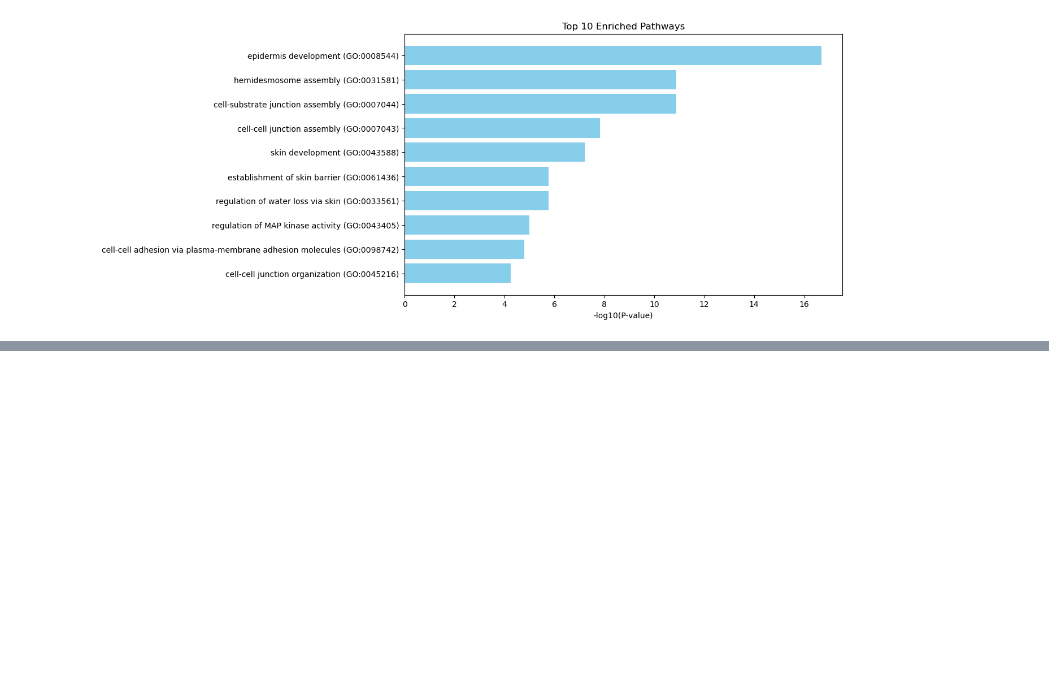
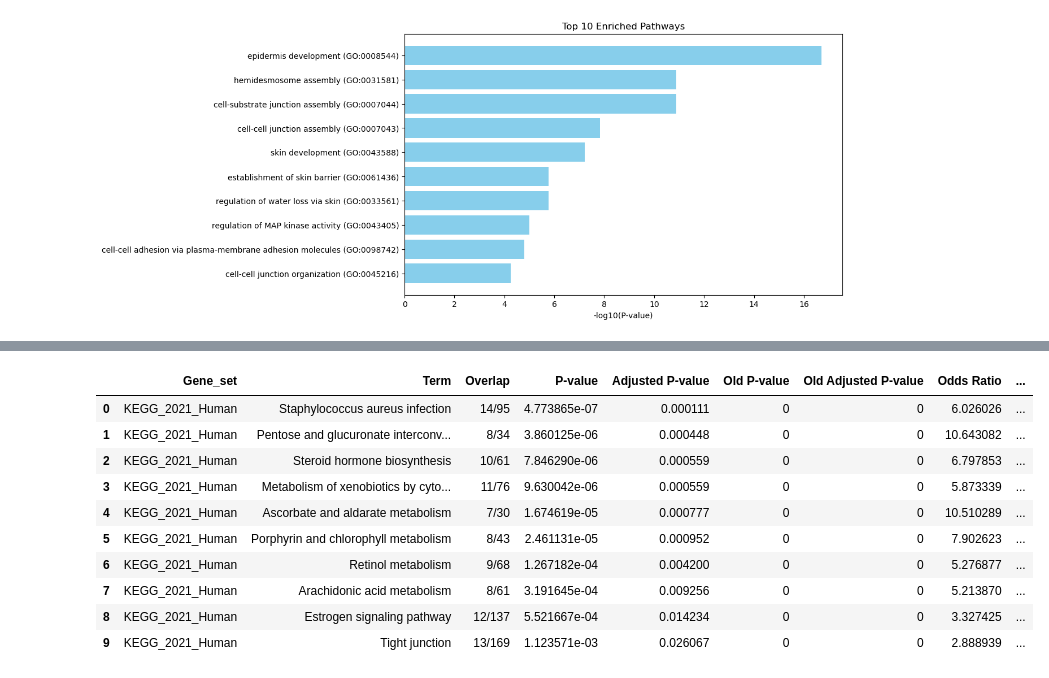
Before and after one commit to DimitraEl/Master-Thesis-2024, a Jupyter notebook: Notebooks/Statistics.ipynb, the cells around one changed output, grey strips where cells are left out. Drawn from its saved outputs; the diff is of its cells as text; code cells hidden in the pictures; blank space fills up the shorter version.

```diff
--- a/Notebooks/Statistics.ipynb
+++ b/Notebooks/Statistics.ipynb
@@ -874,0 +965,30 @@ plt.show()
+# %%
+# Safely create a new column in the filtered DataFrame
+upregulated_genes = df_volcano[(df_volcano['adj_p_value'] < 0.05) & (df_volcano['log2FC'] > 0)].copy()
+upregulated_genes.loc[:, 'gene_symbol'] = upregulated_genes['gene'].str.extract(r'([A-Z0-9\-]+)')
+# %%
+gene_list = upregulated_genes['gene_symbol'].dropna().unique().tolist()
+# %%
+import gseapy as gp
+
+enr = gp.enrichr(gene_list=gene_list,
+                 gene_sets='KEGG_2021_Human',  # or other libraries like GO_Biological_Process_2021
+                 organism='Human',
+                 outdir='enrichr_results',
+                 cutoff=0.05  # Adjusted p-value cutoff
+)
+# %%
+# View the top 10 enriched terms
+enr.results.head(10)
+# %% [output]
+|  | Gene_set | Term | Overlap | P-value | Adjusted P-value | Old P-value | Old Adjusted P-value | Odds Ratio | ... |
+| 0 | KEGG_2021_Human | Staphylococcus aureus infection | 14/95 | 4.773865e-07 | 0.000111 | 0 | 0 | 6.026026 | ... |
+| 1 | KEGG_2021_Human | Pentose and glucuronate interconv... | 8/34 | 3.860125e-06 | 0.000448 | 0 | 0 | 10.643082 | ... |
+| 2 | KEGG_2021_Human | Steroid hormone biosynthesis | 10/61 | 7.846290e-06 | 0.000559 | 0 | 0 | 6.797853 | ... |
+| 3 | KEGG_2021_Human | Metabolism of xenobiotics by cyto... | 11/76 | 9.630042e-06 | 0.000559 | 0 | 0 | 5.873339 | ... |
+| 4 | KEGG_2021_Human | Ascorbate and aldarate metabolism | 7/30 | 1.674619e-05 | 0.000777 | 0 | 0 | 10.510289 | ... |
+| 5 | KEGG_2021_Human | Porphyrin and chlorophyll metabolism | 8/43 | 2.461131e-05 | 0.000952 | 0 | 0 | 7.902623 | ... |
+| 6 | KEGG_2021_Human | Retinol metabolism | 9/68 | 1.267182e-04 | 0.004200 | 0 | 0 | 5.276877 | ... |
+| 7 | KEGG_2021_Human | Arachidonic acid metabolism | 8/61 | 3.191645e-04 | 0.009256 | 0 | 0 | 5.213870 | ... |
+| 8 | KEGG_2021_Human | Estrogen signaling pathway | 12/137 | 5.521667e-04 | 0.014234 | 0 | 0 | 3.327425 | ... |
+| 9 | KEGG_2021_Human | Tight junction | 13/169 | 1.123571e-03 | 0.026067 | 0 | 0 | 2.888939 | ... |
```
Also changed, not shown: parts of 16 cells of this notebook.
